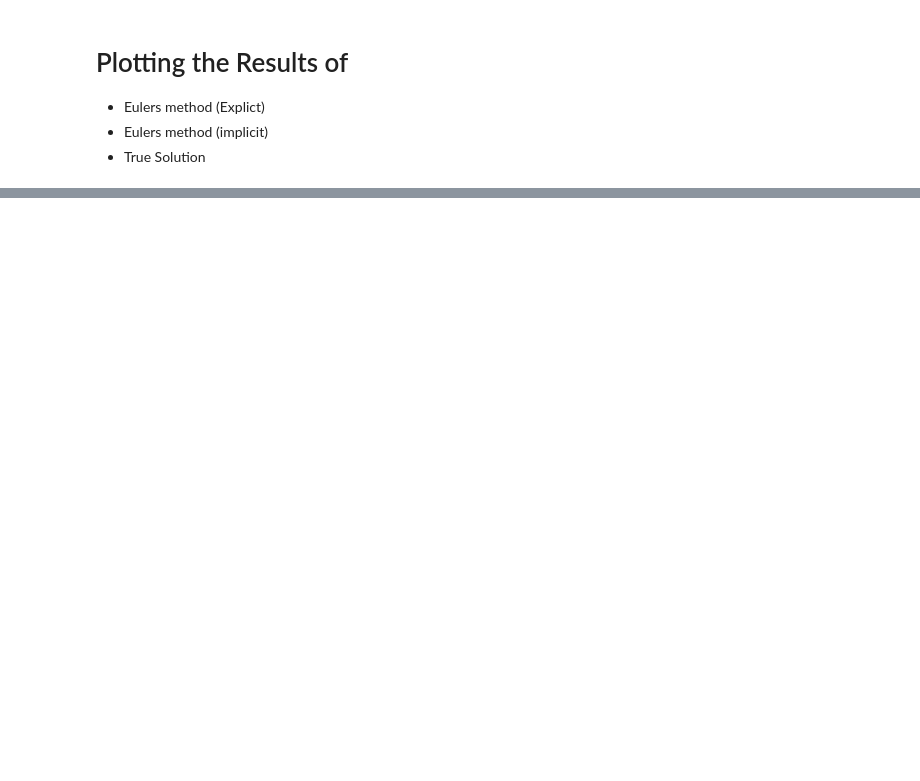
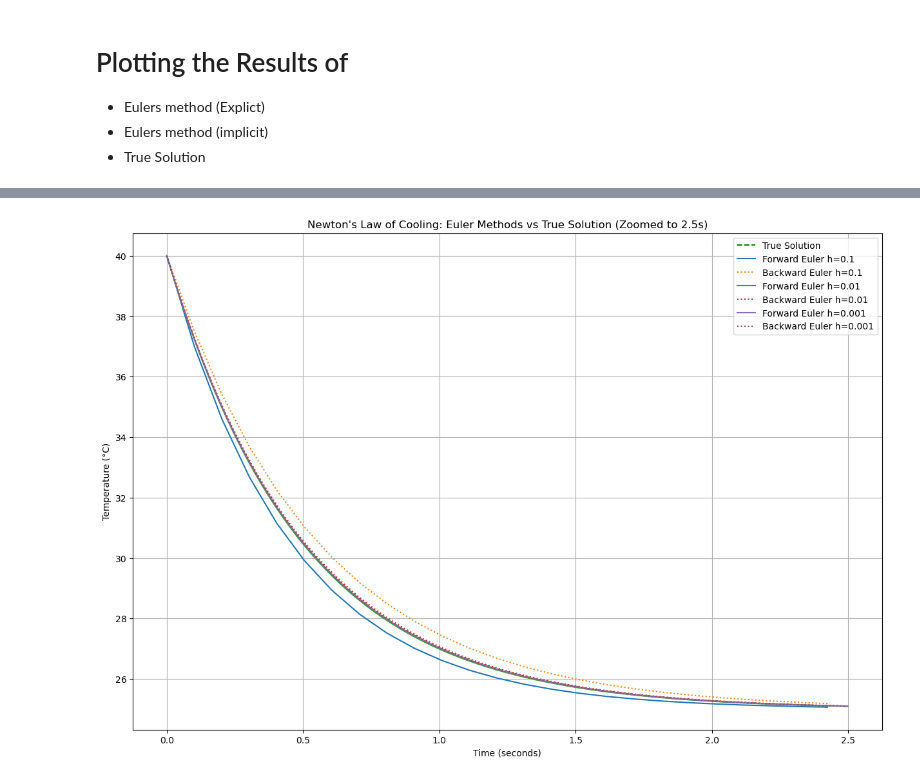
Before and after one commit to reese-karo/104-Series-UCSB, a Jupyter notebook: CP2/CP2_ODE.ipynb, the cells around one changed output, grey strips where cells are left out. Saved outputs shown, nothing was run; the diff lists cells and outputs as text; code cells hidden in the pictures; blank space fills up the shorter version.

```diff
--- a/CP2/CP2_ODE.ipynb
+++ b/CP2/CP2_ODE.ipynb
@@ -134,0 +136,37 @@ plot_approximations(T0, M, K, TT, h_list, true_sol, euler_method, Newton_cool)
+# %%
+def plot_approximations_zoomed(T0, M, K, TT, h_list, true_sol_func, euler_method_func, Newton_cool_func):
+    plt.figure(figsize=(15, 10))
+
+    # True solution
+    t_fine = np.linspace(0, TT, 1000)
+    t_fine_zoomed = t_fine[t_fine <= 2.5]
+    true_solution_zoomed = true_sol_func(T0, M, K, t_fine_zoomed)
+    plt.plot(t_fine_zoomed, true_solution_zoomed, color='green', linestyle='dashed', label='True Solution')
+
+    for h in h_list:
+        # Full time array for Euler methods
+        t = np.linspace(0, TT, int(TT / h))
+
+        # Approximations for full range
+        approx_temp_forward = euler_method_func(Newton_cool_func, 'forward', T0, M, K, TT, h)
+        approx_temp_backward = euler_method_func(Newton_cool_func, 'backward', T0, M, K, TT, h)
+
+        # Truncate to 2.5 seconds for plotting
+        t_zoomed = t[t <= 2.5]
+        approx_temp_forward_zoomed = approx_temp_forward[:len(t_zoomed)]
+        approx_temp_backward_zoomed = approx_temp_backward[:len(t_zoomed)]
+
+        # Plotting
+        plt.plot(t_zoomed, approx_temp_forward_zoomed, label=f'Forward Euler h={h}')
+        plt.plot(t_zoomed, approx_temp_backward_zoomed, label=f'Backward Euler h={h}', linestyle='dotted')
+
+    plt.xlabel('Time (seconds)')
+    plt.ylabel('Temperature (°C)')
+    plt.title('Newton\'s Law of Cooling: Euler Methods vs True Solution (Zoomed to 2.5s)')
+    plt.legend()
+    plt.grid(True)
+    plt.show()
+
+# Call the function to plot approximations zoomed to 2.5 seconds
+plot_approximations_zoomed(T0, M, K, TT, h_list, true_sol, euler_method, Newton_cool)
+# %% [output]
@@ -134,0 +174 @@ plot_approximations(T0, M, K, TT, h_list, true_sol, euler_method, Newton_cool)
+[figure, added]
```
Also changed, not shown: parts of 4 cells of this notebook.
